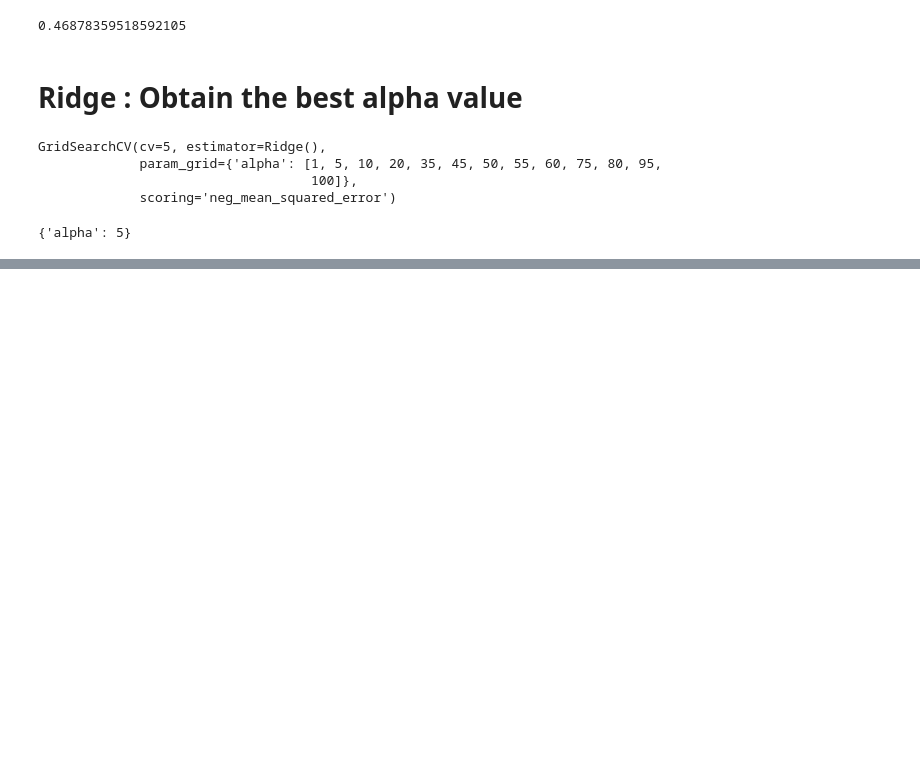
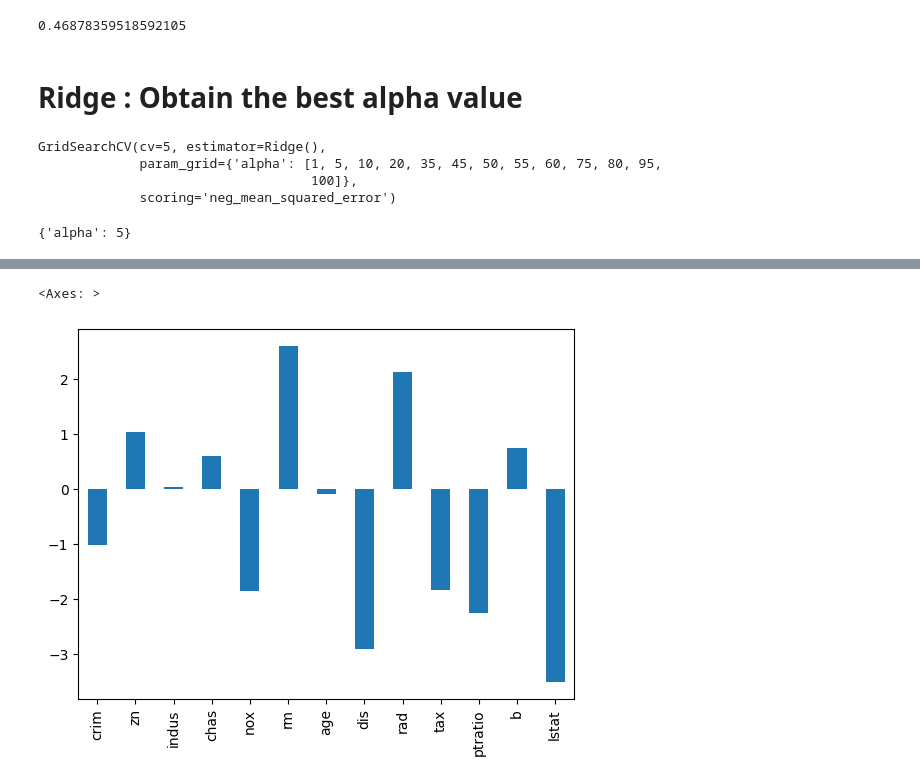
Before and after one commit to Kiranwaghmare123/PG-DBDA-MAR2024, a Jupyter notebook: Day5/Day5.ipynb, the cells around one changed output, grey strips where cells are left out. Drawn from its saved outputs; the diff is of its cells as text; code cells hidden in the pictures; blank space fills up the shorter version.

```diff
--- a/Day5/Day5.ipynb
+++ b/Day5/Day5.ipynb
@@ -510,0 +566,6 @@ ridge.best_params_
+# %%
+or
+
+
+coefficients = pd.Series(coeff_lr, index=df.columns[:-1])
+coefficients
@@ -510,0 +587,5 @@ ridge.best_params_
+# %%
+coefficients.plot(kind='bar')
+# %% [output]
+<Axes: >
+[figure, added]
```
Also changed, not shown: parts of 9 cells of this notebook.
